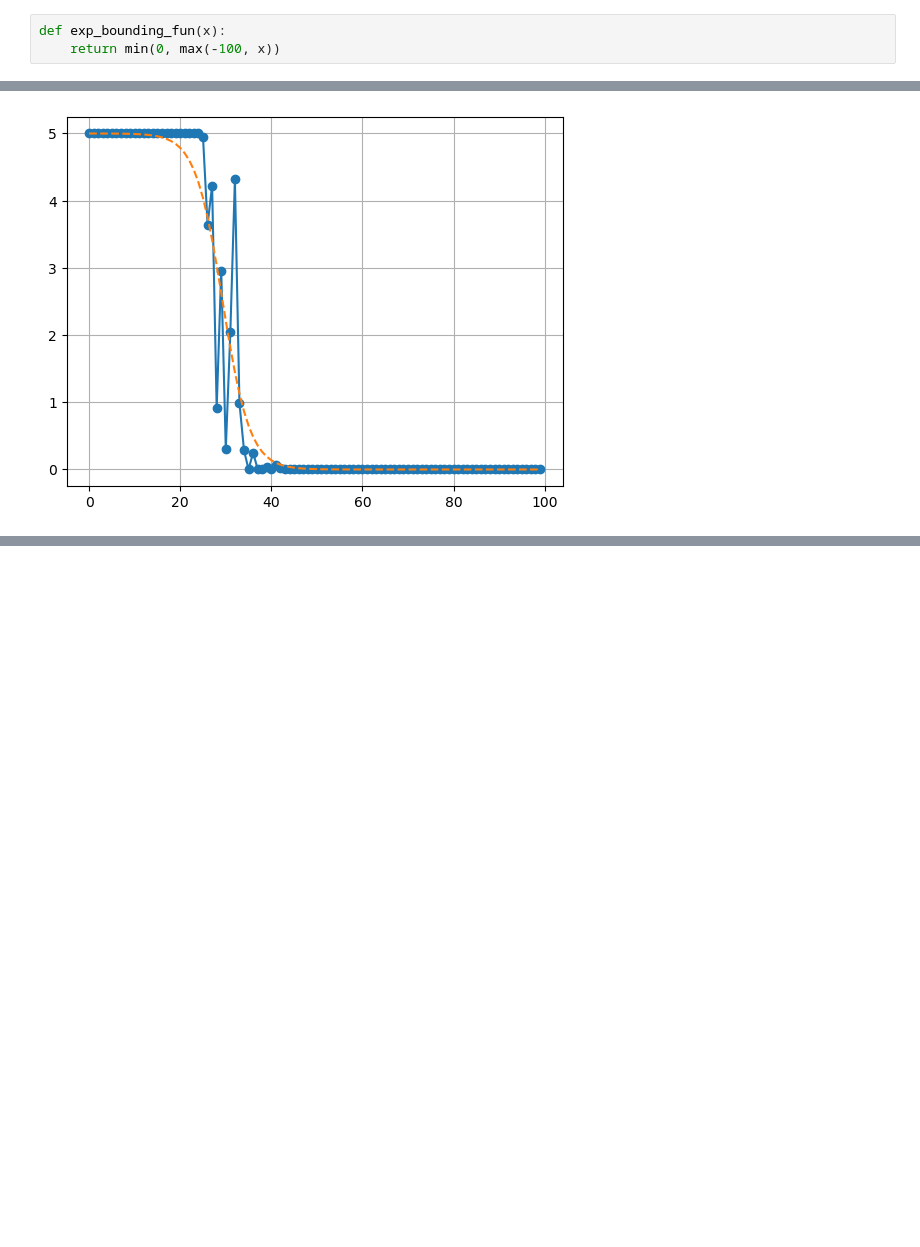
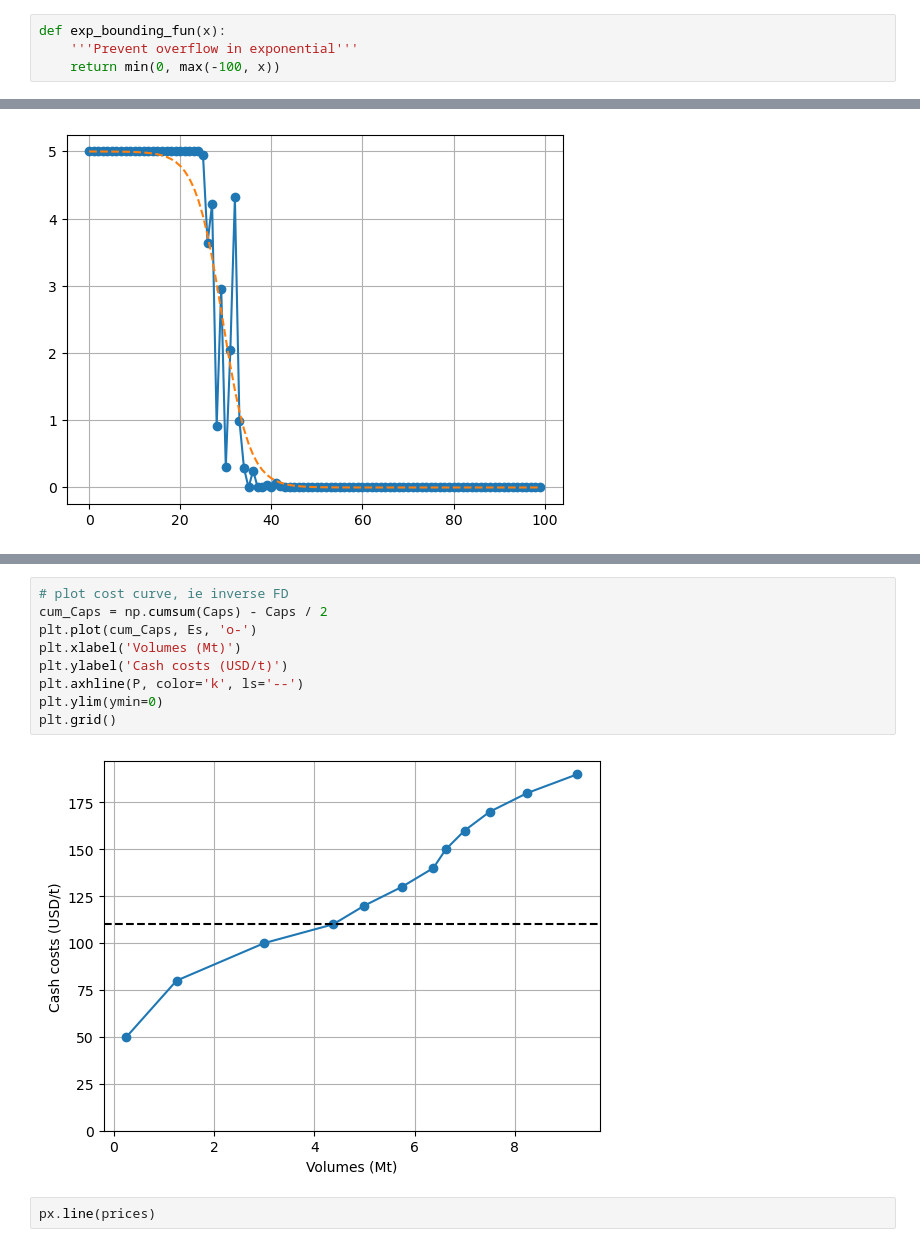
Before and after one commit to petervanya/physics-modelling, a Jupyter notebook: econ/fermi_system_simulation.ipynb, the cells around one changed output, grey strips where cells are left out. Drawn from its saved outputs; the diff is of its cells as text; blank space fills up the shorter version.

```diff
--- a/econ/fermi_system_simulation.ipynb
+++ b/econ/fermi_system_simulation.ipynb
@@ -125,6 +125,7 @@ px.line(avg_Ns / n_sim)
 Result: works for $M=5$, in 4k steps global minimum reached for 100 energy levels and 200 particles.
 # %%
 def exp_bounding_fun(x):
+    '''Prevent overflow in exponential'''
     return min(0, max(-100, x))
 # %%
 # main fixed parameters
@@ -239,0 +369,13 @@ plt.grid()
+# %%
+# plot cost curve, ie inverse FD
+cum_Caps = np.cumsum(Caps) - Caps / 2
+plt.plot(cum_Caps, Es, 'o-')
+plt.xlabel('Volumes (Mt)')
+plt.ylabel('Cash costs (USD/t)')
+plt.axhline(P, color='k', ls='--')
+plt.ylim(ymin=0)
+plt.grid()
+# %% [output]
+[figure, added]
+# %%
+px.line(prices)
```
Also changed, not shown: parts of 8 cells of this notebook.
